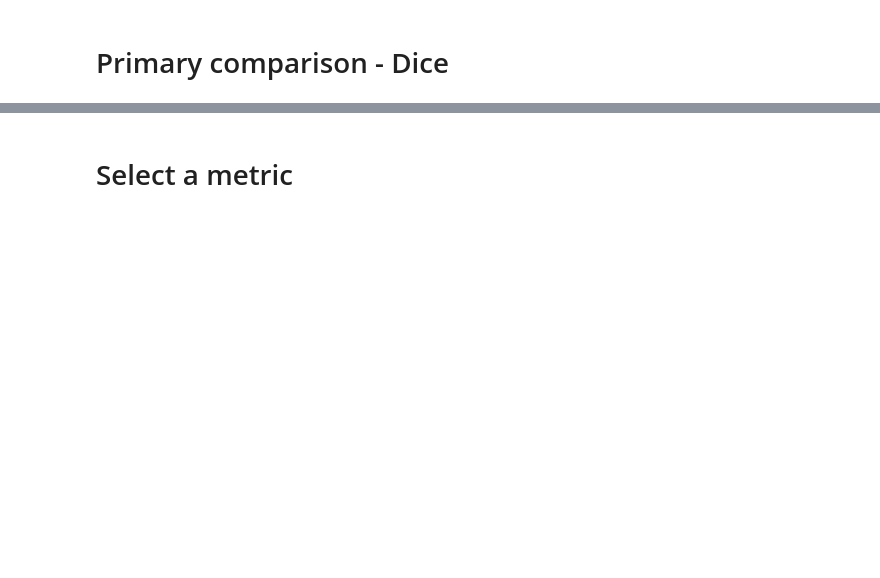
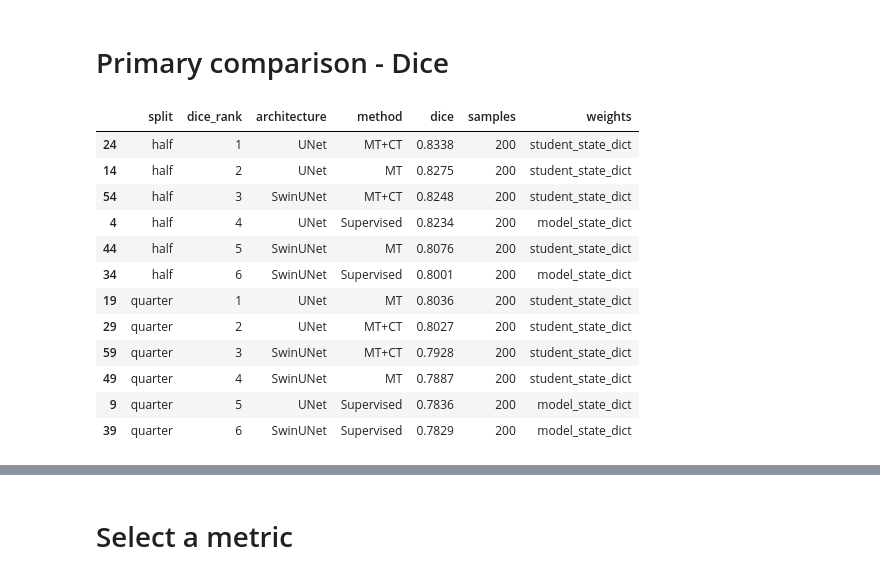
Before and after one commit to Avcuongy/poply-image-segmentation, a Jupyter notebook: notebooks/evaluation/evaluation_total.ipynb, the cells around one changed output, grey strips where cells are left out. Cells and saved outputs as stored; diff of their text form; code cells hidden in the pictures; blank space fills up the shorter version.

```diff
--- a/notebooks/evaluation/evaluation_total.ipynb
+++ b/notebooks/evaluation/evaluation_total.ipynb
@@ -415,24 +511,38 @@ evaluation_df = pd.concat(tables, ignore_index=True)
 # %%
 class_rows = evaluation_df[evaluation_df.class_id.isin([0, 1, 2])].copy()
 summary = evaluation_df[evaluation_df.class_id.eq("macro_all")].copy()
 for label, group in class_rows.groupby("model"):
     if (
         set(group.class_id) != {0, 1, 2}
         or len(group) != 3
-        or not np.isfinite(group.dice).all()
+        or (not np.isfinite(group.dice).all())
     ):
         raise ValueError(
             f"{label}: Dice comparison requires three defined class scores."
         )
     summary.loc[summary.model.eq(label), "dice"] = group.dice.sum() / 3
 summary["dice_rank"] = (
     summary.groupby("split").dice.rank(method="min", ascending=False).astype(int)
 )
 display(
     summary.sort_values(["split", "dice_rank"])[
         ["split", "dice_rank", "architecture", "method", "dice", "samples", "weights"]
     ].round(4)
 )
+# %% [output]
+|  | split | dice_rank | architecture | method | dice | samples | weights |
+| 24 | half | 1 | UNet | MT+CT | 0.8338 | 200 | student_state_dict |
+| 14 | half | 2 | UNet | MT | 0.8275 | 200 | student_state_dict |
+| 54 | half | 3 | SwinUNet | MT+CT | 0.8248 | 200 | student_state_dict |
+| 4 | half | 4 | UNet | Supervised | 0.8234 | 200 | model_state_dict |
+| 44 | half | 5 | SwinUNet | MT | 0.8076 | 200 | student_state_dict |
+| 34 | half | 6 | SwinUNet | Supervised | 0.8001 | 200 | model_state_dict |
+| 19 | quarter | 1 | UNet | MT | 0.8036 | 200 | student_state_dict |
+| 29 | quarter | 2 | UNet | MT+CT | 0.8027 | 200 | student_state_dict |
+| 59 | quarter | 3 | SwinUNet | MT+CT | 0.7928 | 200 | student_state_dict |
+| 49 | quarter | 4 | SwinUNet | MT | 0.7887 | 200 | student_state_dict |
+| 9 | quarter | 5 | UNet | Supervised | 0.7836 | 200 | model_state_dict |
+| 39 | quarter | 6 | SwinUNet | Supervised | 0.7829 | 200 | model_state_dict |
 # %%
 def finish_figure(fig):
     fig.tight_layout()
```
Also changed, not shown: parts of 15 cells of this notebook, 2 other files.
